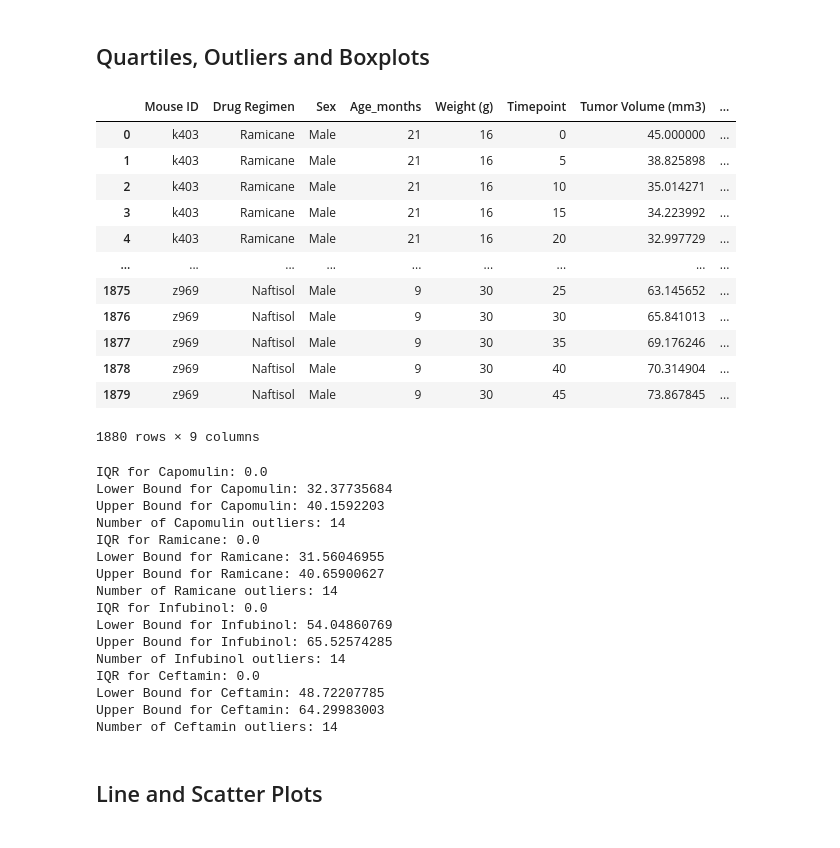
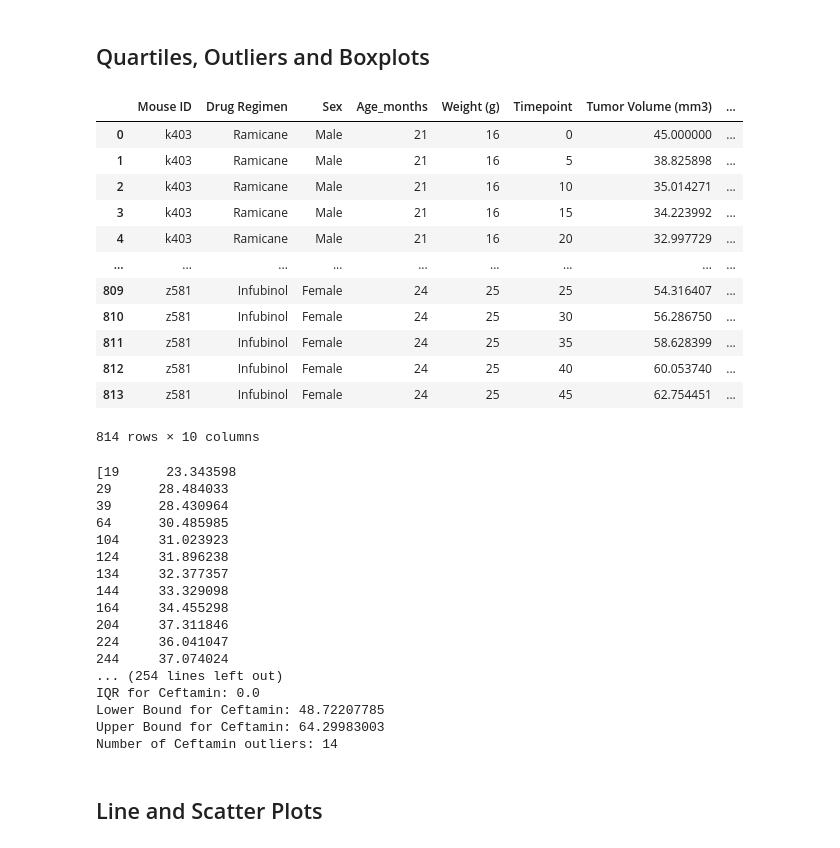
Before and after one commit to elysesulkey/matplotlib-challenge, a Jupyter notebook: Pymaceuticals.ipynb, the cells around one changed output. Drawn from its saved outputs; the diff is of its cells as text; code cells hidden in the pictures.

```diff
--- a/Pymaceuticals.ipynb
+++ b/Pymaceuticals.ipynb
@@ -219,26 +219,33 @@ Text(0.5, 1.0, 'Distribution of Female vs Male Mice')
 # %%
 # Calculate the final tumor volume of each mouse across four of the treatment regimens: Capomulin, Ramicane, Infubinol, and Ceftamin
 
 # Start by getting the last (greatest) timepoint for each mouse
-last_time_df = pd.DataFrame(cleaned_df.groupby("Mouse ID")["Timepoint"].max().sort_values()).reset_index().rename(columns={"Timepoint": "Last Timepoint"})
+each_mouse = pd.DataFrame(cleaned_df.groupby("Mouse ID")["Timepoint"].max().sort_values()).reset_index().rename(columns={"Timepoint": "Last Timepoint"})
 
 # Merge this group df with the original dataframe to get the tumor volume at the last timepoint
-merged_df = pd.merge(cleaned_df, last_time_df, on='Mouse ID')
-merged_df
+merged_df = pd.merge(cleaned_df, each_mouse, on='Mouse ID')
+
+four_treat = ["Capomulin", "Ramicane", "Infubinol", "Ceftamin"]
+four_treat2 = merged_df[merged_df['Drug Regimen'].isin(four_treat)]
+
+final_vol = four_treat2.groupby(['Drug Regimen','Mouse ID']).agg(last_size=('Tumor Volume (mm3)',lambda x: x.iloc[-1])).round(2)
+
+final_vol_df = pd.merge(merged_df, final_vol, on="Mouse ID").rename(columns={"last_size": "Final Volume"})
+final_vol_df
 # %% [output]
 |  | Mouse ID | Drug Regimen | Sex | Age_months | Weight (g) | Timepoint | Tumor Volume (mm3) | ... |
 | 0 | k403 | Ramicane | Male | 21 | 16 | 0 | 45.000000 | ... |
 | 1 | k403 | Ramicane | Male | 21 | 16 | 5 | 38.825898 | ... |
 | 2 | k403 | Ramicane | Male | 21 | 16 | 10 | 35.014271 | ... |
 | 3 | k403 | Ramicane | Male | 21 | 16 | 15 | 34.223992 | ... |
 | 4 | k403 | Ramicane | Male | 21 | 16 | 20 | 32.997729 | ... |
 | ... | ... | ... | ... | ... | ... | ... | ... | ... |
-| 1875 | z969 | Naftisol | Male | 9 | 30 | 25 | 63.145652 | ... |
-| 1876 | z969 | Naftisol | Male | 9 | 30 | 30 | 65.841013 | ... |
-| 1877 | z969 | Naftisol | Male | 9 | 30 | 35 | 69.176246 | ... |
-| 1878 | z969 | Naftisol | Male | 9 | 30 | 40 | 70.314904 | ... |
-| 1879 | z969 | Naftisol | Male | 9 | 30 | 45 | 73.867845 | ... |
+| 809 | z581 | Infubinol | Female | 24 | 25 | 25 | 54.316407 | ... |
+| 810 | z581 | Infubinol | Female | 24 | 25 | 30 | 56.286750 | ... |
+| 811 | z581 | Infubinol | Female | 24 | 25 | 35 | 58.628399 | ... |
+| 812 | z581 | Infubinol | Female | 24 | 25 | 40 | 60.053740 | ... |
+| 813 | z581 | Infubinol | Female | 24 | 25 | 45 | 62.754451 | ... |
-1880 rows × 9 columns
+814 rows × 10 columns
 # %%
 # Put treatments into a list for for loop (and later for plot labels)
 regimens = ["Capomulin", "Ramicane", "Infubinol", "Ceftamin"]
@@ -271,18 +278,19 @@ for regimen in regimens:
     outlier_count = (values.loc[(last_time_df['Tumor Volume (mm3)'] >= ub)|(last_time_df['Tumor Volume (mm3)'] <= lb)]).count()
     print(f'Number of {regimen} outliers: {outlier_count}')
 # %% [output]
-IQR for Capomulin: 0.0
-Lower Bound for Capomulin: 32.37735684
-Upper Bound for Capomulin: 40.1592203
-Number of Capomulin outliers: 14
-IQR for Ramicane: 0.0
-Lower Bound for Ramicane: 31.56046955
-Upper Bound for Ramicane: 40.65900627
-Number of Ramicane outliers: 14
-IQR for Infubinol: 0.0
-Lower Bound for Infubinol: 54.04860769
-Upper Bound for Infubinol: 65.52574285
-Number of Infubinol outliers: 14
+[19      23.343598
+29      28.484033
+39      28.430964
+64      30.485985
+104     31.023923
+124     31.896238
+134     32.377357
+144     33.329098
+164     34.455298
+204     37.311846
+224     36.041047
+244     37.074024
+... (254 lines left out)
 IQR for Ceftamin: 0.0
 Lower Bound for Ceftamin: 48.72207785
 Upper Bound for Ceftamin: 64.29983003
```
